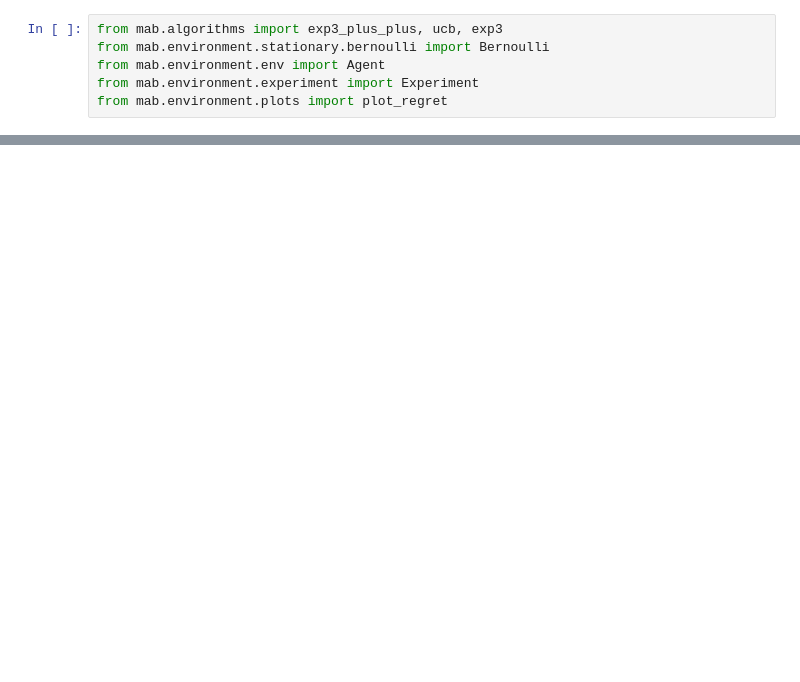
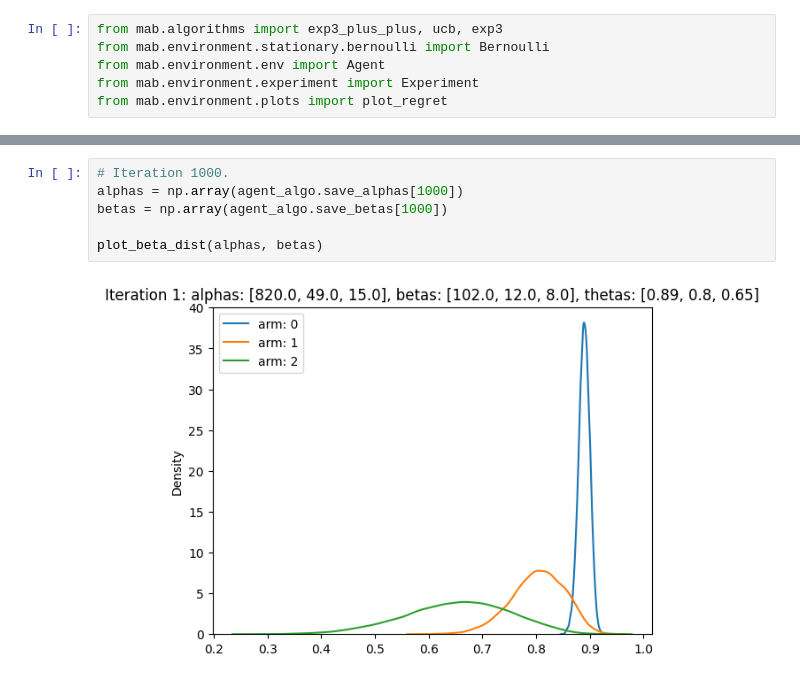
Before and after one commit to kishan-chakraborty/Bandit, a Jupyter notebook: experiments/Thompson Sampling Presentation(DA6071)/experiment_analysis.ipynb, the cells around one changed output, grey strips where cells are left out. Saved outputs shown, nothing was run; the diff lists cells and outputs as text; blank space fills up the shorter version.

```diff
--- a/experiments/Thompson Sampling Presentation(DA6071)/experiment_analysis.ipynb
+++ b/experiments/Thompson Sampling Presentation(DA6071)/experiment_analysis.ipynb
@@ -28,0 +69,8 @@ array([0.89924206, 0.78095238, 0.62068966])
+# %%
+# Iteration 1000.
+alphas = np.array(agent_algo.save_alphas[1000])
+betas = np.array(agent_algo.save_betas[1000])
+
+plot_beta_dist(alphas, betas)
+# %% [output]
+[figure, added]
```
Also changed, not shown: parts of 21 cells of this notebook, 2 other files.
